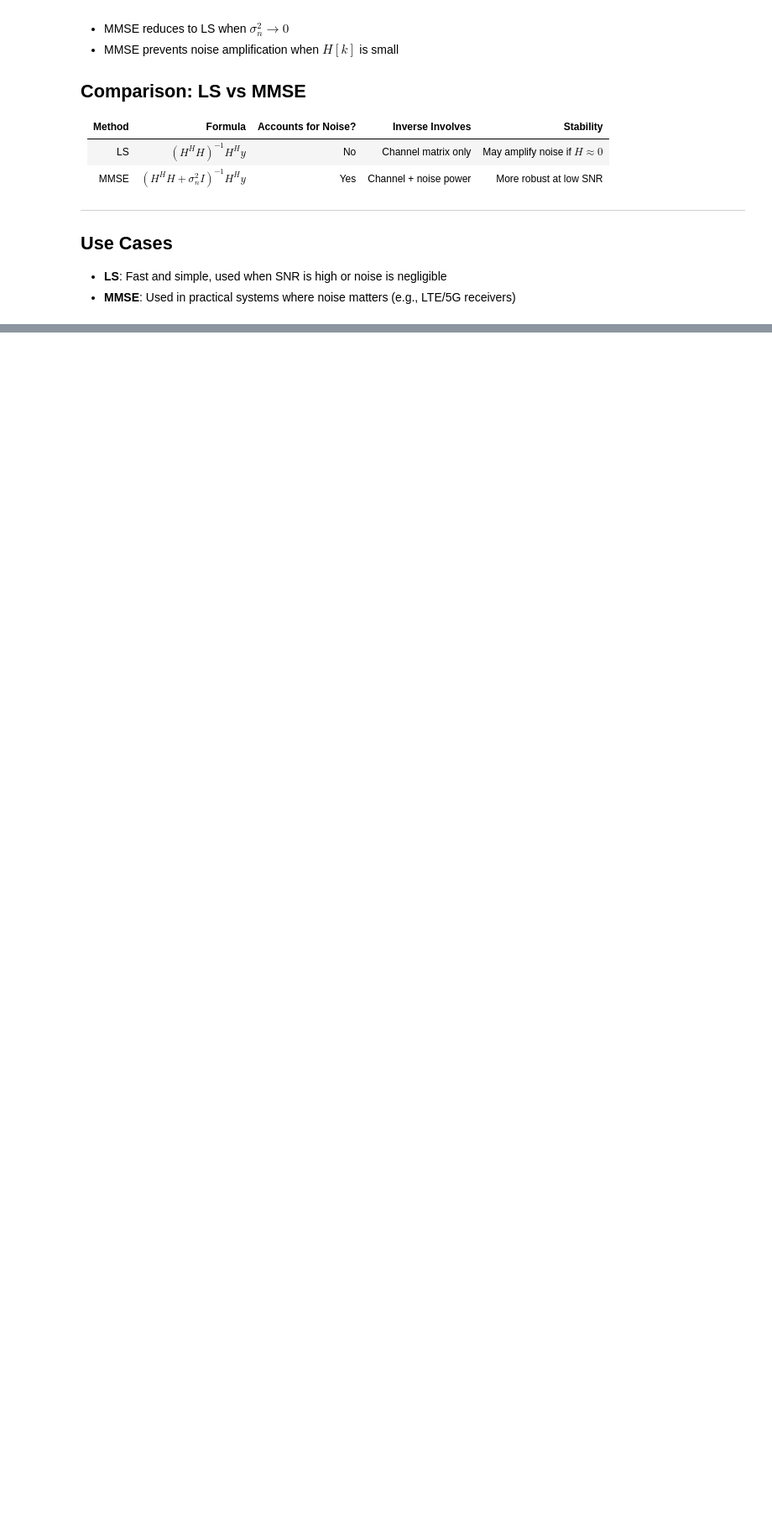
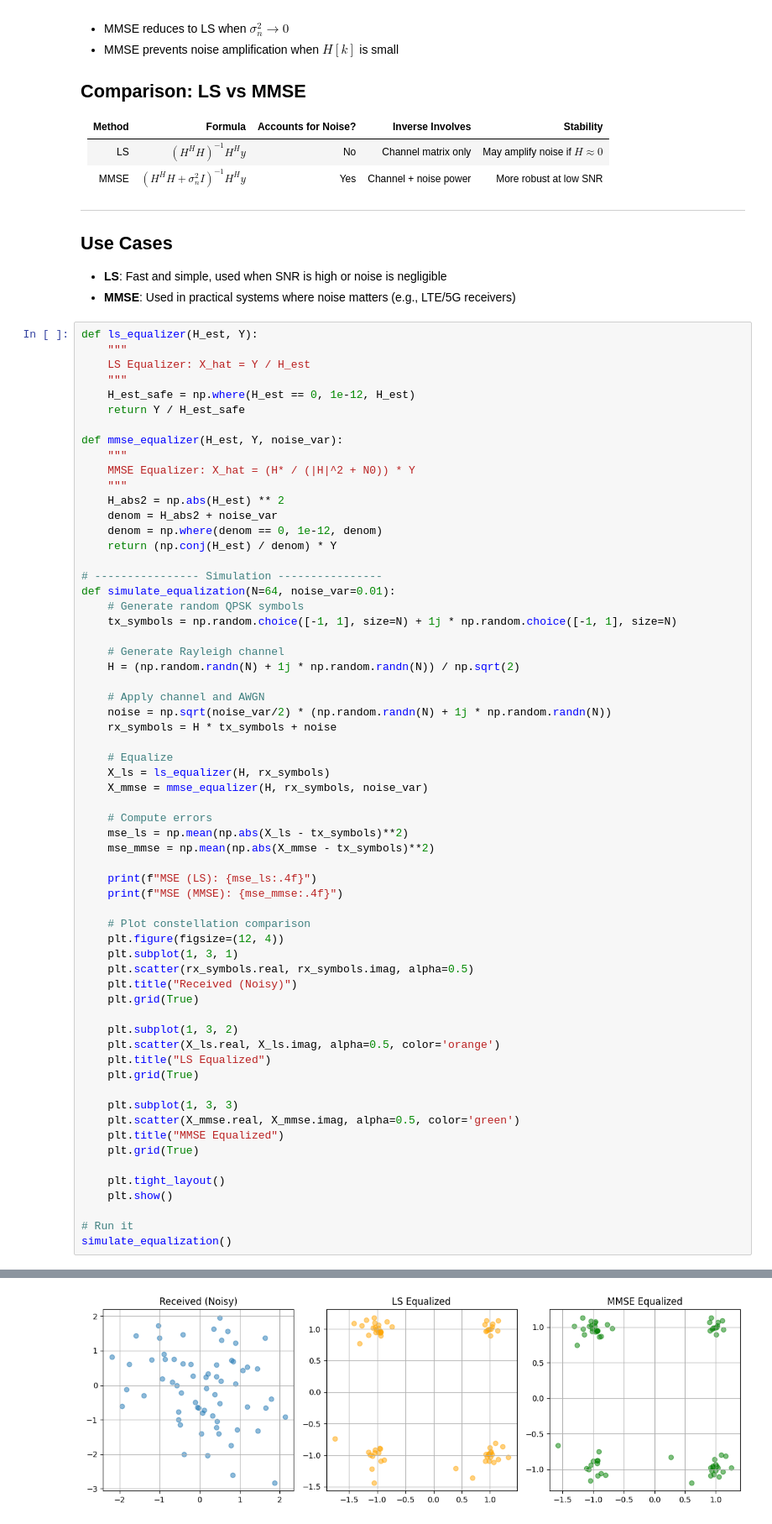
Before and after one commit to hamed-h98/5G_projects, a Jupyter notebook: 02_OFDM_QAM/Tutorial_Notebook/OFDM_QAM_TX_RX.ipynb, the cells around one changed output, grey strips where cells are left out. Shown at 84% size. Cells and saved outputs as stored; diff of their text form; blank space fills up the shorter version.

```diff
--- a/02_OFDM_QAM/Tutorial_Notebook/OFDM_QAM_TX_RX.ipynb
+++ b/02_OFDM_QAM/Tutorial_Notebook/OFDM_QAM_TX_RX.ipynb
@@ -3092,3 +3092,66 @@ $$
 
 * **LS**: Fast and simple, used when SNR is high or noise is negligible
 * **MMSE**: Used in practical systems where noise matters (e.g., LTE/5G receivers)
+# %%
+def ls_equalizer(H_est, Y):
+    """
+    LS Equalizer: X_hat = Y / H_est
+    """
+    H_est_safe = np.where(H_est == 0, 1e-12, H_est)
+    return Y / H_est_safe
+
+def mmse_equalizer(H_est, Y, noise_var):
+    """
+    MMSE Equalizer: X_hat = (H* / (|H|^2 + N0)) * Y
+    """
+    H_abs2 = np.abs(H_est) ** 2
+    denom = H_abs2 + noise_var
+    denom = np.where(denom == 0, 1e-12, denom)
+    return (np.conj(H_est) / denom) * Y
+
+# ---------------- Simulation ----------------
+def simulate_equalization(N=64, noise_var=0.01):
+    # Generate random QPSK symbols
+    tx_symbols = np.random.choice([-1, 1], size=N) + 1j * np.random.choice([-1, 1], size=N)
+
+    # Generate Rayleigh channel
+    H = (np.random.randn(N) + 1j * np.random.randn(N)) / np.sqrt(2)
+
+    # Apply channel and AWGN
+    noise = np.sqrt(noise_var/2) * (np.random.randn(N) + 1j * np.random.randn(N))
+    rx_symbols = H * tx_symbols + noise
+
+    # Equalize
+    X_ls = ls_equalizer(H, rx_symbols)
+    X_mmse = mmse_equalizer(H, rx_symbols, noise_var)
+
+    # Compute errors
+    mse_ls = np.mean(np.abs(X_ls - tx_symbols)**2)
+    mse_mmse = np.mean(np.abs(X_mmse - tx_symbols)**2)
+
+    print(f"MSE (LS): {mse_ls:.4f}")
+    print(f"MSE (MMSE): {mse_mmse:.4f}")
+
+    # Plot constellation comparison
+    plt.figure(figsize=(12, 4))
+    plt.subplot(1, 3, 1)
+    plt.scatter(rx_symbols.real, rx_symbols.imag, alpha=0.5)
+    plt.title("Received (Noisy)")
+    plt.grid(True)
+
+    plt.subplot(1, 3, 2)
+    plt.scatter(X_ls.real, X_ls.imag, alpha=0.5, color='orange')
+    plt.title("LS Equalized")
+    plt.grid(True)
+
+    plt.subplot(1, 3, 3)
+    plt.scatter(X_mmse.real, X_mmse.imag, alpha=0.5, color='green')
+    plt.title("MMSE Equalized")
+    plt.grid(True)
+
+    plt.tight_layout()
+    plt.show()
+
+# Run it
+simulate_equalization()
+# %% [output]
@@ -3095,3 +3160,4 @@ $$
+[figure, added]
 # %% [markdown]
 ---
 ## Error Vector Magnitude (EVM)
```
Also changed, not shown: parts of 1 cell of this notebook.
